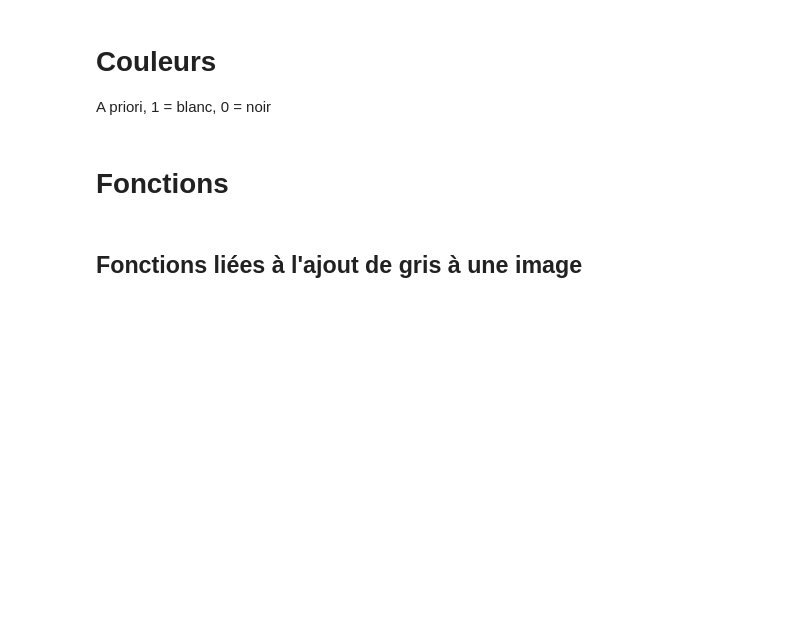
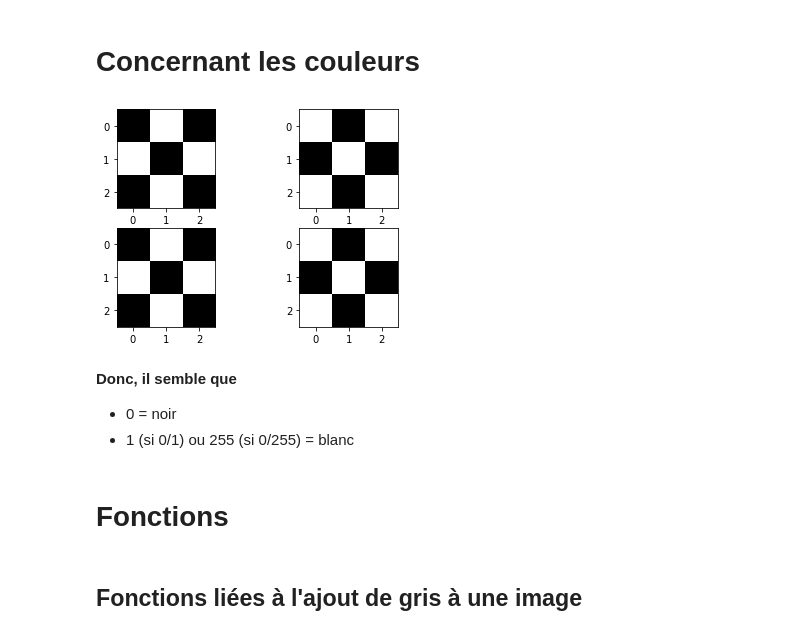
Before and after one commit to gvermersch/Ising_MC, a Jupyter notebook: MAIN.ipynb, the cells around one changed output. Saved outputs shown, nothing was run; the diff lists cells and outputs as text; code cells hidden in the pictures; blank space fills up the shorter version.

```diff
--- a/MAIN.ipynb
+++ b/MAIN.ipynb
@@ -4,9 +4,25 @@ import matplotlib.pyplot as plt
 from PIL import Image, ImageOps
 from tqdm import tqdm
 import random
-# %% [markdown]
-# Couleurs
-A priori, 1 = blanc, 0 = noir
+# %% [markdown]
+# Concernant les couleurs
+# %%
+matrix_color = [np.array([[0,1,0],[1,0,1],[0,1,0]]),
+                np.array([[1,0,1],[0,1,0],[1,0,1]]),
+                np.array([[0,255,0],[255,0,255],[0,255,0]]),
+                np.array([[255,0,255],[0,255,0],[255,0,255]])]
+fig, axs = plt.subplots(2, 2)
+axs[0,0].imshow(matrix_color[0], cmap = "gray")
+axs[0,1].imshow(matrix_color[1], cmap = "gray")
+axs[1,0].imshow(matrix_color[2], cmap = "gray")
+axs[1,1].imshow(matrix_color[3], cmap = "gray")
+plt.show()
+# %% [output]
+[figure, added]
+# %% [markdown]
+**Donc, il semble que**
+* 0 = noir
+* 1 (si 0/1) ou 255 (si 0/255) = blanc
 # %% [markdown]
 # Fonctions
 # %% [markdown]
```
Also changed, not shown: parts of 14 cells of this notebook, 7 other files.
